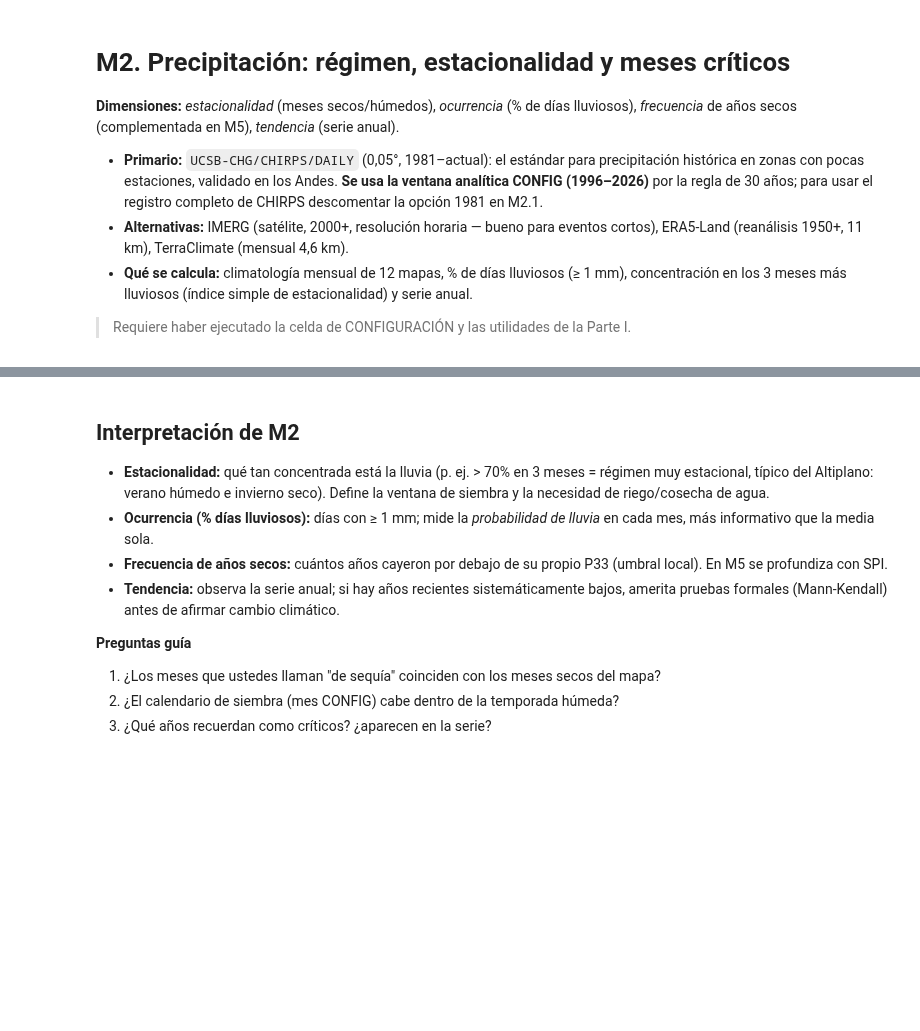
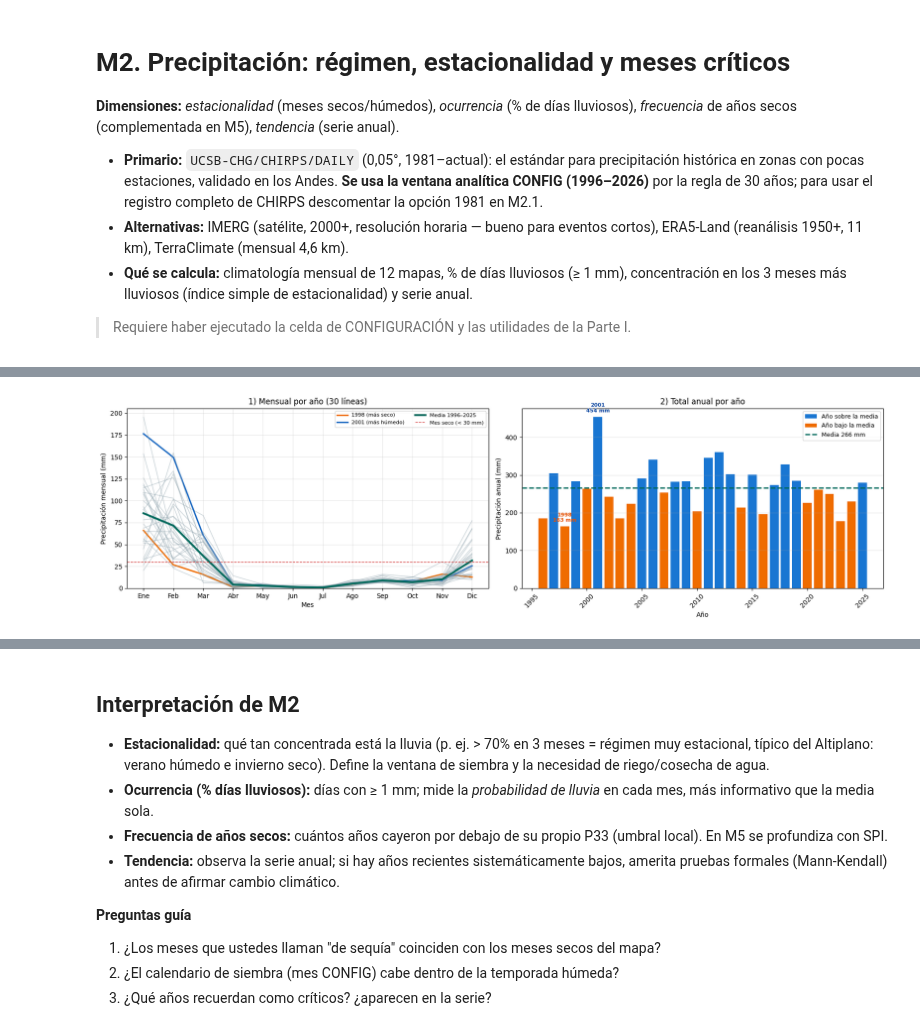
Before and after one commit to AGRIdigital-Climbat/PlantillaMapa, a Jupyter notebook: 02_Precipitacion/01_precipitacion.ipynb, the cells around one changed output, grey strips where cells are left out. Cells and saved outputs as stored; diff of their text form; code cells hidden in the pictures; blank space fills up the shorter version.

```diff
--- a/02_Precipitacion/01_precipitacion.ipynb
+++ b/02_Precipitacion/01_precipitacion.ipynb
@@ -422,50 +422,63 @@ Map(center=[-19.436538457151894, -67.61413826547428], controls=(WidgetControl(op
 # ============================================================
 # M2.1b Precipitación: (izq) mensual por año · (der) anual por año
 # ============================================================
-
 import numpy as np
 import pandas as pd
 import matplotlib.pyplot as plt
 from matplotlib.patches import Patch
 import ee
 
-# --- Definición de variables ausentes de M2.1 ---
 precip = ee.ImageCollection("UCSB-CHG/CHIRPS/DAILY")
 
-# Generar compuestos mensuales (colección temporal acumulada mensual)
-precip_mensual = composite_mensual(precip, ANIOS_COMPLETOS, "precipitation")
+# --- FIX: construir la colección mensual CON propiedad "month" ---
+# (reemplaza la llamada a composite_mensual que no la seteaba)
+imgs_mensuales = []
+for y in ANIOS_COMPLETOS:
+    for m in MESES:
+        i0 = f"{y}-{m:02d}-01"
+        i1 = (pd.Timestamp(i0) + pd.offsets.MonthBegin(1)).strftime("%Y-%m-%d")
+        imgs_mensuales.append(
+            precip.filterDate(i0, i1).select("precipitation").sum()
+                  .rename("precipitation")
+                  .set("year", y).set("month", m)
+                  .set("system:time_start", ee.Date(i0).millis())
+        )
+precip_mensual = ee.ImageCollection(imgs_mensuales)
+print(f"Imágenes mensuales: {precip_mensual.size().getInfo()}")
 
-# Climatología de 12 meses media (df_mes)
+# --- Climatología de 12 meses media (df_mes) ---
 imgs_clim = []
 for m in MESES:
     sub_m = precip_mensual.filter(ee.Filter.eq("month", m))
     imgs_clim.append(sub_m.mean().rename(f"m_{m}"))
 
-val_clim = reducir_bandas(imgs_clim, [f"m_{m}" for m in MESES], ESCALAS["clima"], tam=12)
+val_clim = reducir_bandas(imgs_clim, [f"m_{m}" for m in MESES],
+                          ESCALAS["clima"], tam=12)
 df_mes = pd.DataFrame({
     "mes": MESES,
-    "mm": [val_clim.get(f"m_{m}") or 0 for m in MESES]
+    "mm":  [val_clim.get(f"m_{m}") or 0 for m in MESES],
 })
 
-# --- Datos: mm de cada mes en cada año (serie_aoi trocea en bloques de 5 años)
+# --- Serie: mm de cada mes en cada año ---
 registros = serie_aoi(precip_mensual, "precipitation", ESCALAS["clima"])
 df_serie = (pd.DataFrame(registros)
-            .assign(fecha=lambda d: pd.to_datetime(d["date"]))
-            .dropna(subset=["valor"]))
-df_serie["mes"] = df_serie["fecha"].dt.month      # columnas explícitas: pivot_table
-df_serie["anio"] = df_serie["fecha"].dt.year      # no admite rutas tipo "fecha.dt.x"
+              .assign(fecha=lambda d: pd.to_datetime(d["date"]))
+              .dropna(subset=["valor"]))
+df_serie["mes"]  = df_serie["fecha"].dt.month
+df_serie["anio"] = df_serie["fecha"].dt.year
 
 df_anios = (df_serie.pivot_table(index="mes", columns="anio", values="valor")
-            .reindex(MESES))          # filas = meses 1..12, columnas = años
+            .reindex(MESES))
 
-tot_anio = df_anios.sum()             # mm acumulados de cada año
-anio_seco, anio_humedo = tot_anio.idxmin(), tot_anio.idxmax()
+tot_anio    = df_anios.sum()
+anio_seco   = int(tot_anio.idxmin())
+anio_humedo = int(tot_anio.idxmax())
 media_anual = tot_anio.mean()
 
-# --- Figura: dos paneles lado a lado -----------------------------------------
+# --- Figura: dos paneles ---
 fig, ejes = plt.subplots(1, 2, figsize=(17, 5))
 
-# Izquierda: UNA LÍNEA POR AÑO (eje X meses, eje Y mm)
+# Izquierda: una línea por año
 ax = ejes[0]
 for anio in df_anios.columns:
     serie = df_anios[anio]
@@ -479,43 +492,29 @@ ax.plot(MESES, df_mes["mm"], lw=3, color="#00695c",
         label=f"Media {ANIOS_COMPLETOS[0]}–{ANIOS_COMPLETOS[-1]}")
 ax.axhline(UMBRALES["mes_seco_mm"], color="#d32f2f", ls="--", lw=1,
            label=f"Mes seco (< {UMBRALES['mes_seco_mm']:.0f} mm)")
-ax.set_xticks(MESES)
-ax.set_xticklabels(MESES_ES)
-ax.set_xlabel("Mes")
-ax.set_ylabel("Precipitación mensual (mm)")
+ax.set_xticks(MESES); ax.set_xticklabels(MESES_ES)
+ax.set_xlabel("Mes"); ax.set_ylabel("Precipitación mensual (mm)")
 ax.set_title(f"1) Mensual por año ({df_anios.shape[1]} líneas)")
-ax.set_ylim(0, None)
-ax.grid(alpha=0.3)
+ax.set_ylim(0, None); ax.grid(alpha=0.3)
 ax.legend(fontsize=8, ncol=2)
 
-# Derecha: BARRAS de precipitación anual por año
+# Derecha: barras anuales
 ax2 = ejes[1]
 bajo_media = tot_anio < media_anual
 colores = np.where(bajo_media, "#ef6c00", "#1976d2")
 ax2.bar(tot_anio.index, tot_anio.values, color=colores)
-
-# Línea SOLO de la media (sin línea "seco" que chocaba con las barras)
 ax2.axhline(media_anual, color="#00695c", lw=2, ls="--")
-
-# Dato de seco/húmedo como anotación sobre SU barra (no como línea global)
 for anio, color in ((anio_seco, "#e65100"), (anio_humedo, "#0d47a1")):
     alto = tot_anio[anio]
-    ax2.annotate(f"{anio}\n{alto:,.0f} mm",
-                 xy=(anio, alto), xytext=(0, 6), textcoords="offset points",
+    ax2.annotate(f"{anio}\n{alto:,.0f} mm", xy=(anio, alto),
+                 xytext=(0, 6), textcoords="offset points",
                  ha="center", va="bottom", fontsize=8, color=color, weight="bold")
-
-ax2.set_xlabel("Año")
-ax2.set_ylabel("Precipitación anual (mm)")
+ax2.set_xlabel("Año"); ax2.set_ylabel("Precipitación anual (mm)")
 ax2.set_title("2) Total anual por año")
-ax2.grid(alpha=0.3, axis="y")
-ax2.tick_params(axis="x", rotation=45)
-
-# Leyenda hecha a mano: CADA elemento tiene su entrada
+ax2.grid(alpha=0.3, axis="y"); ax2.tick_params(axis="x", rotation=45)
 ax2.legend(handles=[
-    Patch(facecolor="#1976d2", edgecolor="none",
-          label="Año sobre la media"),
-    Patch(facecolor="#ef6c00", edgecolor="none",
-          label="Año bajo la media"),
+    Patch(facecolor="#1976d2", edgecolor="none", label="Año sobre la media"),
+    Patch(facecolor="#ef6c00", edgecolor="none", label="Año bajo la media"),
     plt.Line2D([], [], color="#00695c", lw=2, ls="--",
                label=f"Media {media_anual:,.0f} mm"),
 ], fontsize=9, loc="upper right")
@@ -533,0 +533 @@ EEException: Image.select: Invalid band number (0) specified to select. Input on
+[figure, added]
```
Also changed, not shown: parts of 5 cells of this notebook.
